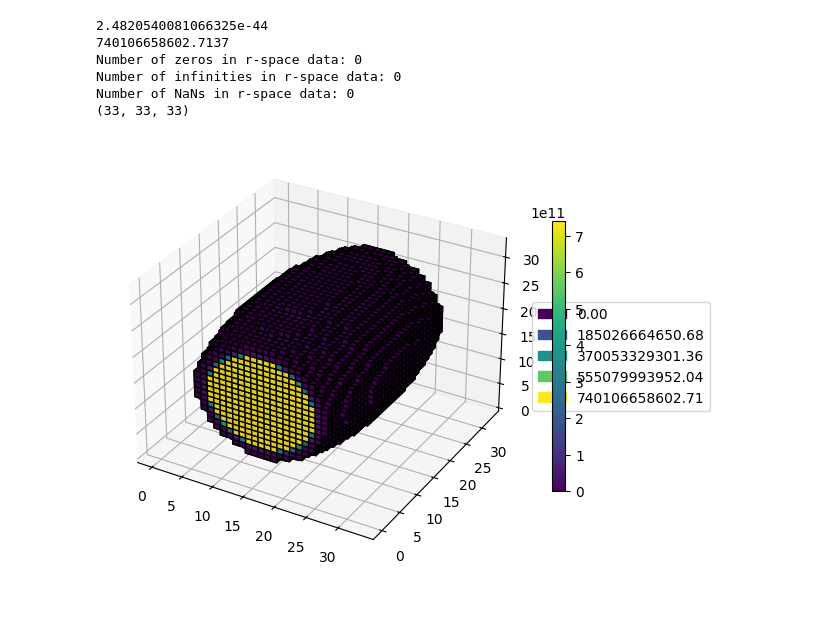
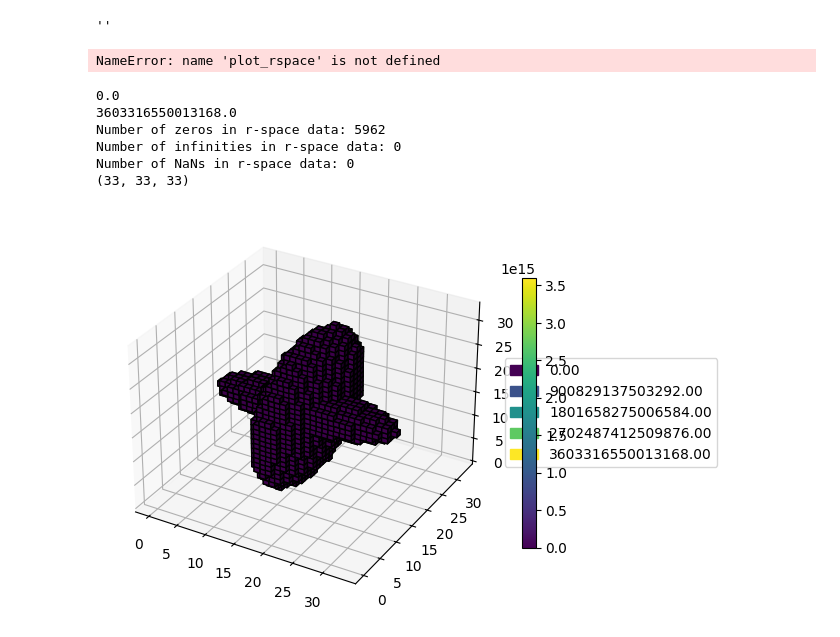
Before and after one commit to Project-THI/project_medbg, a Jupyter notebook: diffusion_debug.ipynb, the cells around one changed output. Drawn from its saved outputs; the diff is of its cells as text; code cells hidden in the pictures; blank space fills up the shorter version.

Commit message:
diffusion experiment (python)

```diff
--- a/diffusion_debug.ipynb
+++ b/diffusion_debug.ipynb
@@ -55,12 +97,12 @@ bigDelta = 66e-3  # sec
 smallDelta = 60e-3  # sec
 gmax = 40e-3  # T/m
 gamma = 2 * np.pi * 42.57e6  # Hz/T for proton
-Dxx_individual = np.array([2e-9])  # m^2/s
-FA = 0.2  # Fractional anisotropy
-fiber_fractions = np.array([0.01, 0.99])
-angle_xy = np.array([90., 0.])
-angle_yz = np.array([0., 90.])
+Dxx_individual = np.array([3e-10])  # m^2/s
+FA = 0.9  # Fractional anisotropy
+fiber_fractions = np.array([.5, .5])
+angle_xy = np.array([0., 45.])
+angle_yz = np.array([0., 45.])
 
 save_dir = 'data'
 # %%
-rspace, qspace = simulate_diffusion(simsize, bmax, bigDelta, smallDelta, gmax, gamma, FA, Dxx_individual, fiber_fractions, angle_xy, angle_yz)
+rspace, qspace, rspaces = simulate_diffusion(simsize, bmax, bigDelta, smallDelta, gmax, gamma, FA, Dxx_individual, fiber_fractions, angle_xy, angle_yz)
@@ -73,3 +155,14 @@ print(qspace.shape)
+# %%
+''
+# %% [output]
+''
+# %%
+import matplotlib.pyplot as plt
+
+for i in range(len(rspaces)):
+    plot_rspace(rspaces[i], str(i))
+# %% [output]
+NameError: name 'plot_rspace' is not defined
 # %%
 import numpy as np
 import matplotlib.pyplot as plt
@@ -79,41 +172,41 @@ from mpl_toolkits.mplot3d import Axes3D
 
 print(np.min(rspace))
 print(np.max(rspace))
-up_th = 26166721854964.797
-low_th = 3.5030014994588684e-4
+up_th = 261667218549640.797
+low_th = 3.5030014994588684e-15
 
 # Create np array where values between the thresholds are set to 1
 fill = np.where((rspace > low_th) & (rspace < up_th), 1, 0)
 
 
 # Count number of zeros in the r-space data
 print(f'Number of zeros in r-space data: {np.sum(rspace == 0)}')
 print(f'Number of infinities in r-space data: {np.sum(np.isinf(rspace))}')
 print(f'Number of NaNs in r-space data: {np.sum(np.isnan(rspace))}')
 print(rspace.shape)
 
 # Plot the r-space data
 norm = Normalize(vmin=rspace.min(), vmax=rspace.max())
 fig = plt.figure()
 ax = fig.add_subplot(111, projection='3d')
 ax.voxels(filled=fill, facecolors=plt.cm.viridis(rspace), edgecolors='k')
 
 # Create a colorbar with the viridis colormap
 mappable = plt.cm.ScalarMappable(norm=norm, cmap=plt.cm.viridis)
 mappable.set_array([])
 plt.colorbar(mappable, ax=ax, shrink=0.6)
 
 # Create legend patches
 legend_patches = [Patch(color=plt.cm.viridis(norm(value)), label=f'{value:.2f}') for value in np.linspace(rspace.min(), rspace.max(), num=5)]
 # Add legend to plot
 plt.legend(handles=legend_patches, loc='center left', bbox_to_anchor=(1, 0.5))
 plt.tight_layout()
 plt.show()
 # %% [output]
-2.4820540081066325e-44
-740106658602.7137
-Number of zeros in r-space data: 0
+0.0
+3603316550013168.0
+Number of zeros in r-space data: 5962
 Number of infinities in r-space data: 0
 Number of NaNs in r-space data: 0
 (33, 33, 33)
-[figure, old version]
+[figure, new version]
```
Also changed, not shown: parts of 4 cells of this notebook, 1 other file.
